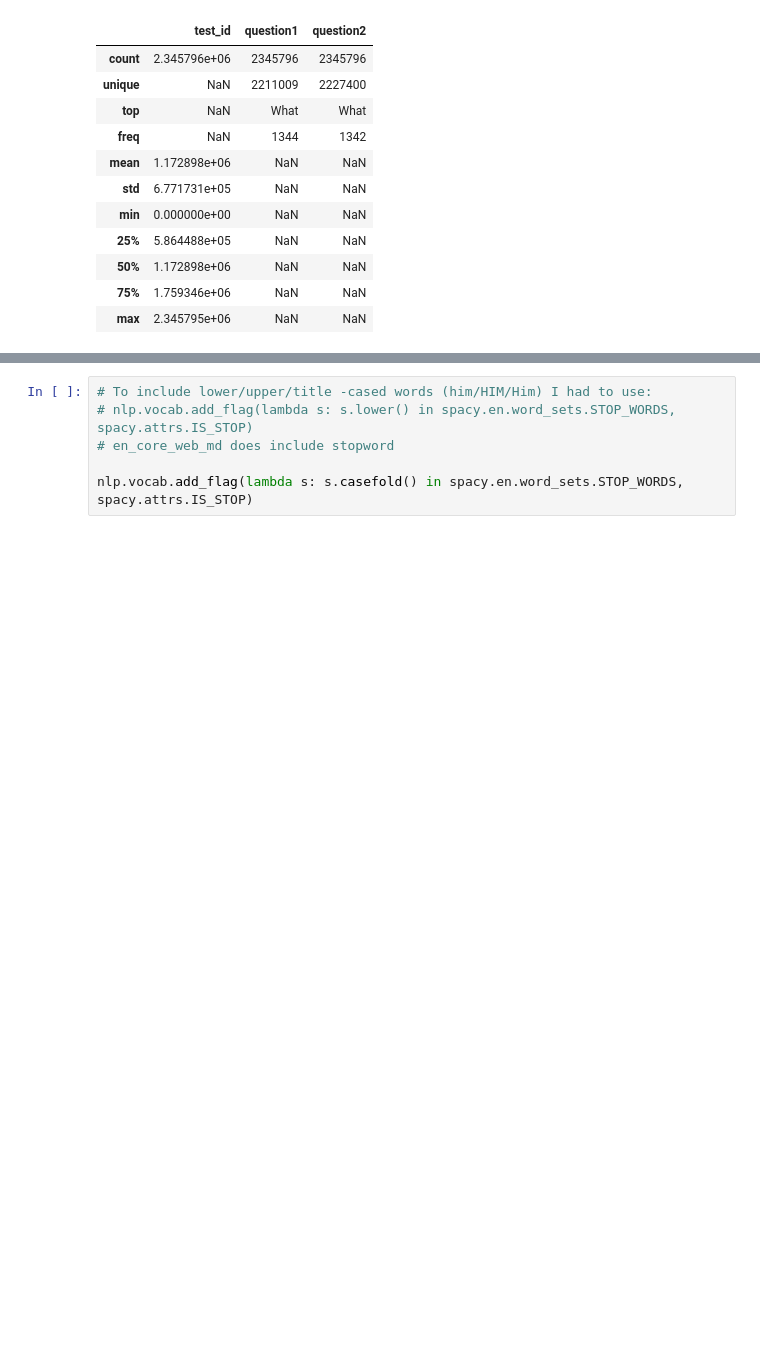
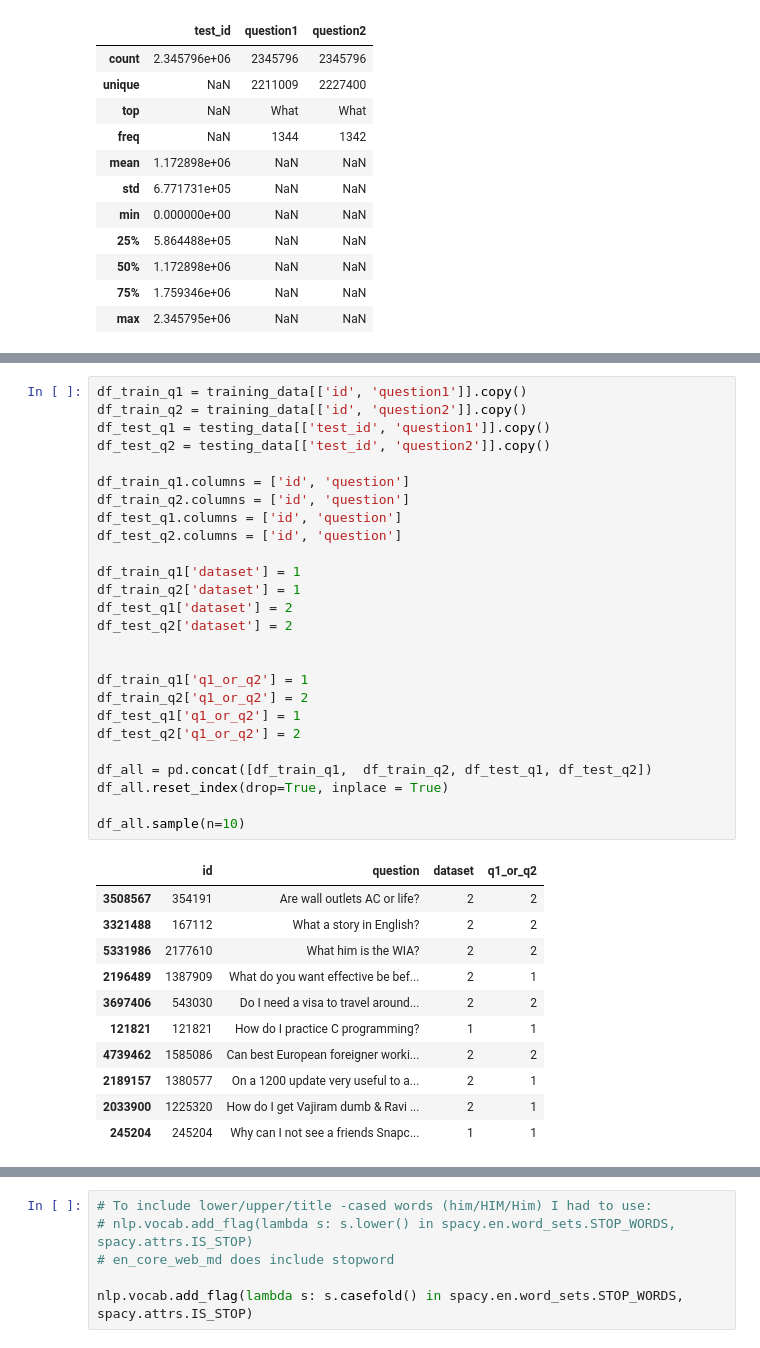
Before and after one commit to bwputman/266-project, a Jupyter notebook: EDA-p3v2.ipynb, the cells around one changed output, grey strips where cells are left out. Drawn from its saved outputs; the diff is of its cells as text; blank space fills up the shorter version.

```diff
--- a/EDA-p3v2.ipynb
+++ b/EDA-p3v2.ipynb
@@ -156,0 +164,38 @@ testing_data.describe(include='all')
+# %%
+df_train_q1 = training_data[['id', 'question1']].copy()
+df_train_q2 = training_data[['id', 'question2']].copy()
+df_test_q1 = testing_data[['test_id', 'question1']].copy()
+df_test_q2 = testing_data[['test_id', 'question2']].copy()
+
+df_train_q1.columns = ['id', 'question']
+df_train_q2.columns = ['id', 'question']
+df_test_q1.columns = ['id', 'question']
+df_test_q2.columns = ['id', 'question']
+
+df_train_q1['dataset'] = 1
+df_train_q2['dataset'] = 1
+df_test_q1['dataset'] = 2
+df_test_q2['dataset'] = 2
+
+
+df_train_q1['q1_or_q2'] = 1
+df_train_q2['q1_or_q2'] = 2
+df_test_q1['q1_or_q2'] = 1
+df_test_q2['q1_or_q2'] = 2
+
+df_all = pd.concat([df_train_q1,  df_train_q2, df_test_q1, df_test_q2])
+df_all.reset_index(drop=True, inplace = True)
+
+df_all.sample(n=10)
+# %% [output]
+|  | id | question | dataset | q1_or_q2 |
+| 3508567 | 354191 | Are wall outlets AC or life? | 2 | 2 |
+| 3321488 | 167112 | What a story in English? | 2 | 2 |
+| 5331986 | 2177610 | What him is the WIA? | 2 | 2 |
+| 2196489 | 1387909 | What do you want effective be bef... | 2 | 1 |
+| 3697406 | 543030 | Do I need a visa to travel around... | 2 | 2 |
+| 121821 | 121821 | How do I practice C programming? | 1 | 1 |
+| 4739462 | 1585086 | Can best European foreigner worki... | 2 | 2 |
+| 2189157 | 1380577 | On a 1200 update very useful to a... | 2 | 1 |
+| 2033900 | 1225320 | How do I get Vajiram dumb & Ravi ... | 2 | 1 |
+| 245204 | 245204 | Why can I not see a friends Snapc... | 1 | 1 |
```
Also changed, not shown: parts of 44 cells of this notebook.
